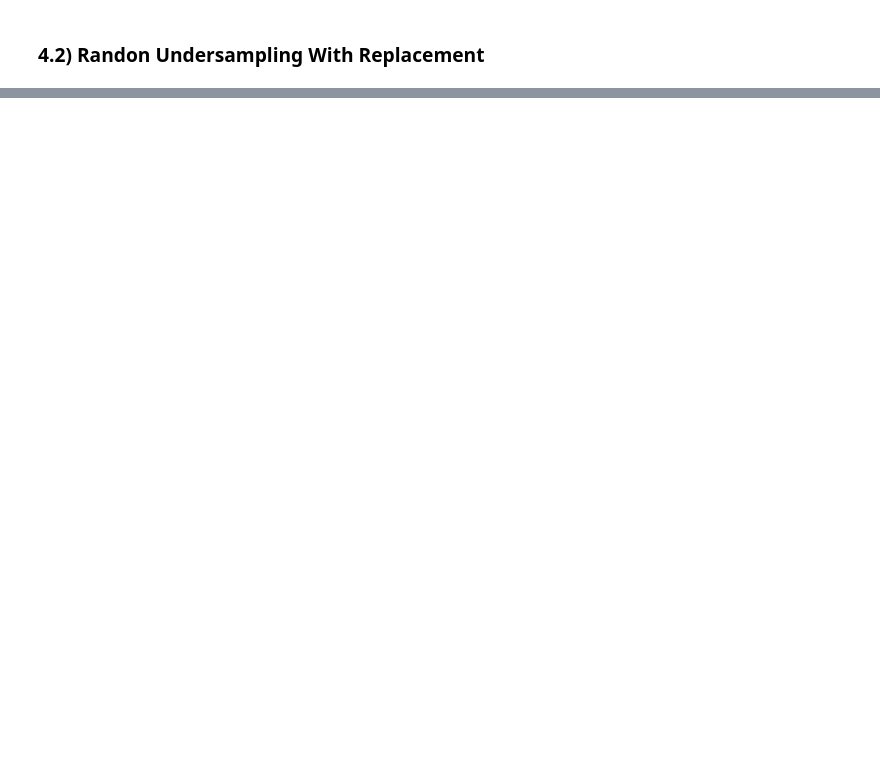
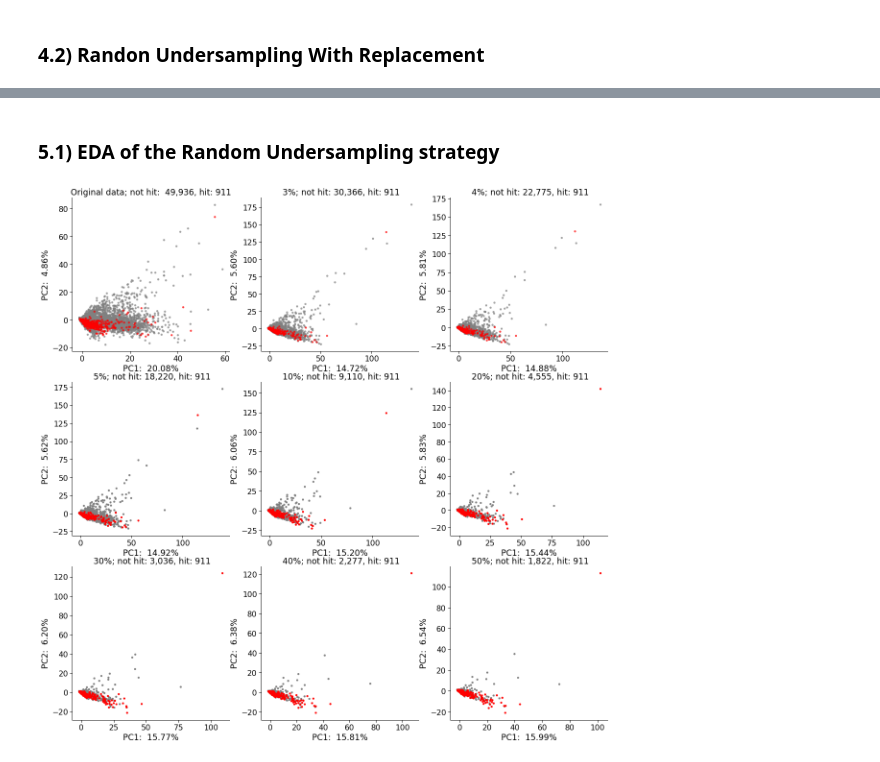
Before and after one commit to razielar/INFLAMer, a Jupyter notebook: notebooks/under-sampling_xgboost.ipynb, the cells around one changed output, grey strips where cells are left out. Drawn from its saved outputs; the diff is of its cells as text; code cells hidden in the pictures; blank space fills up the shorter version.

Commit message:
add pca under-sampling strategy

```diff
--- a/notebooks/under-sampling_xgboost.ipynb
+++ b/notebooks/under-sampling_xgboost.ipynb
@@ -140,7 +205,7 @@ Wall time: 2min 49s
 
 under_sampling_strategies = [0.03, 0.04, 0.05, 0.10, 0.20, 0.30, 0.40, 0.50]
 
-for i in under_sampling_strategies:
+for i in tqdm(under_sampling_strategies):
     print(f"Under Sampling strategy: {i: .0%}")
     random_pipeline = make_pipeline(RandomUnderSampler(sampling_strategy= i, random_state= SEED, replacement= True), xgboost_model)
     cv_result = cross_validate(random_pipeline,
@@ -171,0 +280,3 @@ Wall time: 2min 50s
+# %%
+data = pd.read_csv("../data/data.71.features.csv")
+data.head()
@@ -171,0 +330,60 @@ Wall time: 2min 50s
+# %% [markdown]
+### 5.1) EDA of the Random Undersampling strategy
+# %%
+# Create a list of Random Undersamplers
+under_sampling_strategies = [0.03, 0.04, 0.05, 0.10, 0.20, 0.30, 0.40, 0.50]
+samplers = []
+for i in under_sampling_strategies:
+    init_sampler = RandomUnderSampler(sampling_strategy= i, random_state= SEED, replacement= False)
+    samplers.append(init_sampler)
+
+# Plot vars
+counter = Counter(pca_plot['hit'])
+ALPHA = 0.7
+POINT_SIZE = 12
+NOT_HIT_COLOR = "grey"
+HIT_COLOR = "red"
+# %%
+# Scatter PCA plots
+fig, ax= plt.subplots(3,3, figsize= (20, 20))
+
+# Original data
+for label, _ in counter.items():
+    row_ix = np.where(pca_plot["hit"] == label)[0]
+    if label == 0:
+        ax[0,0].scatter(pca_plot.iloc[row_ix, 0], pca_plot.iloc[row_ix, 1],
+                        label=str(label), s=POINT_SIZE, c=NOT_HIT_COLOR, alpha=ALPHA, rasterized=True)
+    else:
+        ax[0,0].scatter(pca_plot.iloc[row_ix, 0], pca_plot.iloc[row_ix, 1],
+                        label=str(label), s=12, c=HIT_COLOR, alpha=ALPHA, rasterized=True)
+ax[0,0].set_title(f"Original data; not hit: { Counter(y.values.ravel())[0]: ,.0f}, hit: { Counter(y.values.ravel())[1] }")
+ax[0,0].set_xlabel(f"PC1: {per_var[0]: .2f}%")
+ax[0,0].set_ylabel(f"PC2: {per_var[1]: .2f}%")
+
+# Random Unsampling
+new_cmap = matplotlib.colors.LinearSegmentedColormap.from_list("", [NOT_HIT_COLOR, HIT_COLOR])
+for i,j in tqdm(enumerate(samplers)):
+    new_X, new_y = j.fit_resample(X, y)
+    pca_under, under_var = process_pca_df(new_X, new_y, SEED= SEED)
+    if i < 2:
+        row_idx = i+1
+        ax[0, row_idx].scatter(pca_under.iloc[:, 0], pca_under.iloc[:, 1], c=new_y.values, s=POINT_SIZE, cmap=new_cmap, alpha=ALPHA, rasterized=True)
+        ax[0, row_idx].set_title(f"{under_sampling_strategies[i]: .0%}; not hit: {Counter(new_y.values.ravel())[0]:,.0f}, hit: {Counter(new_y.values.ravel())[1]}")
+        ax[0, row_idx].set_xlabel(f"PC1: {under_var[0]: .2f}%")
+        ax[0, row_idx].set_ylabel(f"PC2: {under_var[1]: .2f}%")
+    elif i < 5 and i >= 2:
+        row_idx = i-2
+        ax[1, row_idx].scatter(pca_under.iloc[:, 0], pca_under.iloc[:, 1], c= new_y.values, s= POINT_SIZE, cmap= new_cmap,rasterized= True)
+        ax[1, row_idx].set_title(f"{under_sampling_strategies[i]: .0%}; not hit: {Counter(new_y.values.ravel())[0]:,.0f}, hit: {Counter(new_y.values.ravel())[1]}")
+        ax[1, row_idx].set_xlabel(f"PC1: {under_var[0]: .2f}%")
+        ax[1, row_idx].set_ylabel(f"PC2: {under_var[1]: .2f}%")
+    else:
+        row_idx = i-5
+        ax[2, row_idx].scatter(pca_under.iloc[:, 0], pca_under.iloc[:, 1], c= new_y.values, s= 12, cmap= new_cmap, rasterized= True)
+        ax[2, row_idx].set_title(f"{under_sampling_strategies[i]: .0%}; not hit: {Counter(new_y.values.ravel())[0]:,.0f}, hit: {Counter(new_y.values.ravel())[1]}")
+        ax[2, row_idx].set_xlabel(f"PC1: {under_var[0]: .2f}%")
+        ax[2, row_idx].set_ylabel(f"PC2: {under_var[1]: .2f}%")
+
+plt.show()
+# %% [output]
+[figure, added]
```
Also changed, not shown: parts of 8 cells of this notebook.
